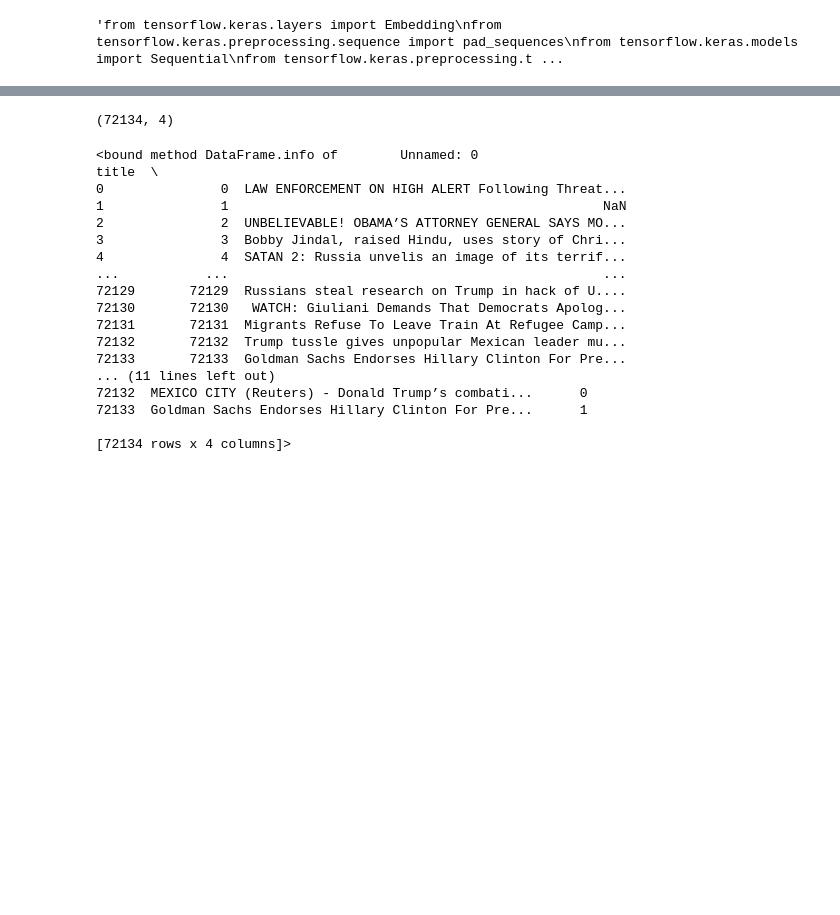
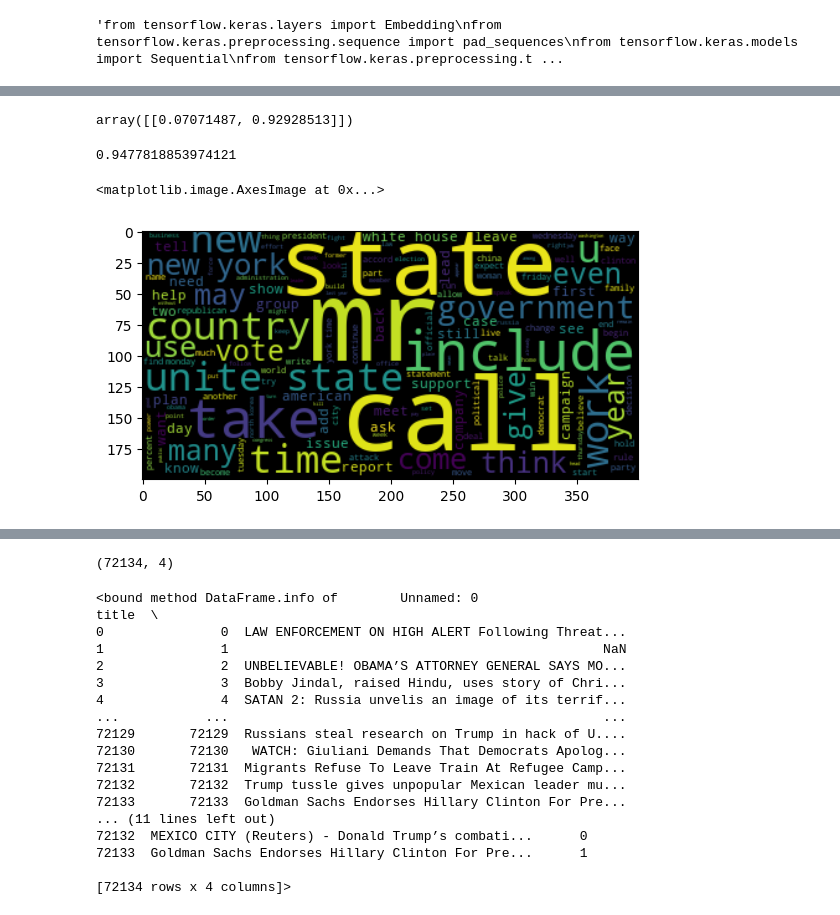
Before and after one commit to tobias-heinzmann/cyb-news, a Jupyter notebook: notebooks/frederik.ipynb, the cells around one changed output, grey strips where cells are left out. Drawn from its saved outputs; the diff is of its cells as text; code cells hidden in the pictures; blank space fills up the shorter version.

```diff
--- a/notebooks/frederik.ipynb
+++ b/notebooks/frederik.ipynb
@@ -44,6 +44,31 @@ from tensorflow.keras.layers import Dense, Dropout"""
 data = get_data('/Users/admin/code/frederiklm/cyb-news/data/WELFake_Dataset.csv')
 # %%
 data = join_text_welf(data)
-data = data.sample(frac=0.1, random_state=42)
+
+data = data.sample(frac=0.01, random_state=42)
 # %%
-data = preprocessing(data)
+#data = preprocessing(data)
+def preprocessing(sentence):
+    sentence = sentence.strip()
+    sentence = sentence.lower()
+    sentence = "".join(char for char in sentence if not char.isdigit())
+    for x in string.punctuation:
+        sentence = sentence.replace(x, "")
+
+    for x in ["’", "“", "”", "-" ]:
+        sentence = sentence.replace(x, "")
+    #for x in '""':
+        #sentence = sentence.replace(x, "")
+
+    tokens = word_tokenize(sentence)
+    v_l = [WordNetLemmatizer().lemmatize(word, pos = "v") for word in tokens]
+    tokens = [WordNetLemmatizer().lemmatize(word, pos = "n") for word in v_l]
+    language = set(stopwords.words("english"))
+    language.update(["trump", "say",  "one", "people", "make", "go"])
+    language.difference_update(["not", "no","nor", "against", "however", "but", "never", "should", "would" , "could", "might", "must", "no", "yes", "always", "none", "only", "still", "yet", "despite", "unless", "until", "cannot" ])
+    sentence = [w for  w in tokens if w not in language]
+
+    return ' '.join(sentence)
+
+
+data["all_text_cleaned"] = data["all_text"].apply(preprocessing)
@@ -52,4 +98,36 @@ X_train, X_test, y_train, y_test  = train_test_split_data(data)
+# %%
+
+#y_pred = model.predict(["Hello"])
+y_pred_p = pipeline.predict_proba(["Hello"])
+y_pred_p
+# %% [output]
+array([[0.07071487, 0.92928513]])
 # %%
 model = create_new_model(X_train, y_train)
+# %%
+
+y_pred = model.predict(X_test)
+
+test_accuracy = accuracy_score(y_test, y_pred)
+test_accuracy
+# %% [output]
+0.9477818853974121
 # %%
 save_model(model, "/Users/admin/code/frederiklm/cyb-news/models/")
+# %%
+from wordcloud import WordCloud
+
+fake_news = data[data["label"] == 0]
+real_news = data[data["label"] == 1]
+
+fake_news_for_cloud = ' '.join(fake_news["all_text_cleaned"].astype(str))
+real_news_for_cloud = ' '.join(real_news["all_text_cleaned"].astype(str))
+
+wc_fake = WordCloud().generate(fake_news_for_cloud)
+wc_real = WordCloud().generate(real_news_for_cloud)
+# %%
+plt.imshow(wc_fake, interpolation='bilinear')
+# ["trump", "say", "one", "people", "make", "go"]
+# %% [output]
+<matplotlib.image.AxesImage at 0x...>
+[figure, added]
```
Also changed, not shown: parts of 11 cells of this notebook.
